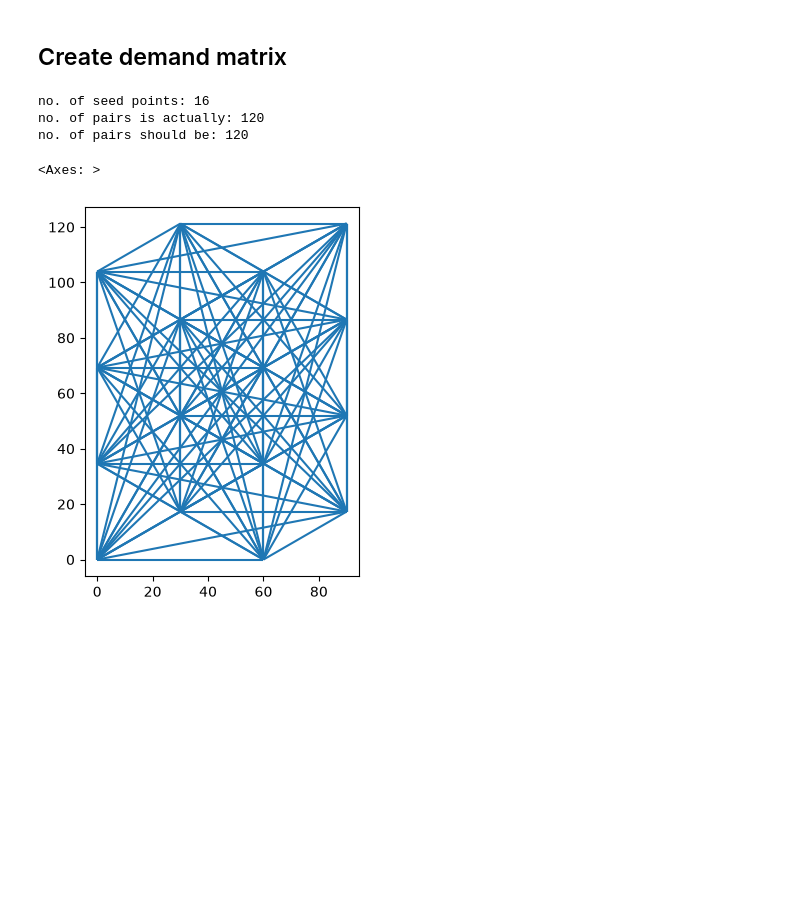
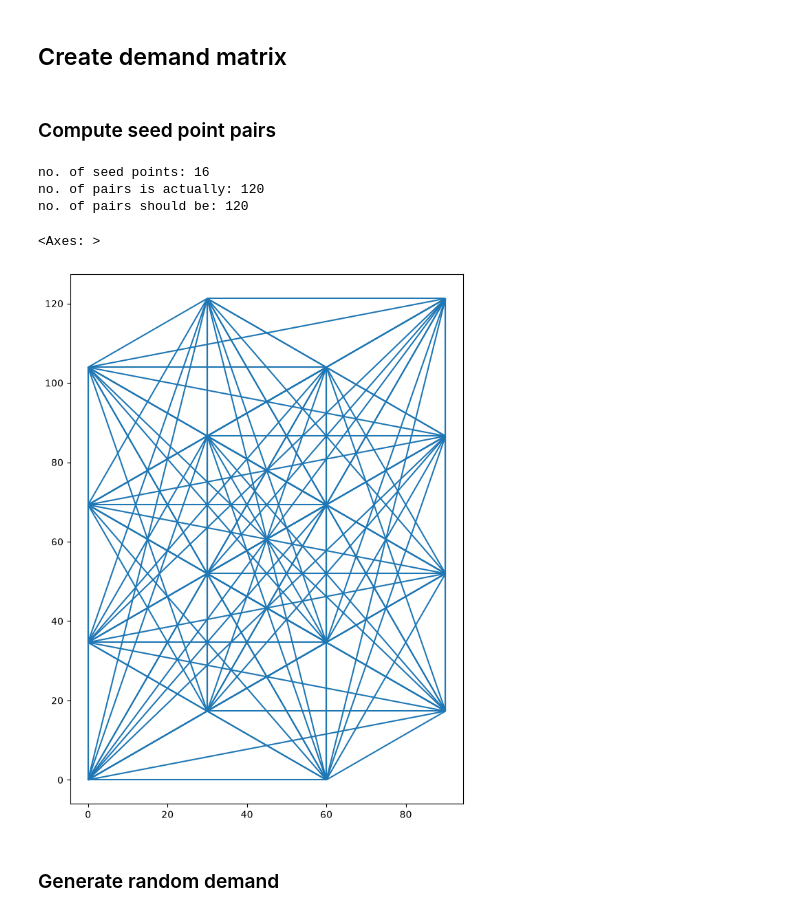
Before and after one commit to anyonectl/bicycle-network, a Jupyter notebook: code/initial/ga_mvp.ipynb, the cells around one changed output. Drawn from its saved outputs; the diff is of its cells as text; code cells hidden in the pictures; blank space fills up the shorter version.

```diff
--- a/code/initial/ga_mvp.ipynb
+++ b/code/initial/ga_mvp.ipynb
@@ -64,31 +67,37 @@ centroids.plot()
 # %% [markdown]
 ## Create demand matrix
+# %% [markdown]
+### Compute seed point pairs
 # %%
 def od_pairs(gdf: gpd.GeoDataFrame) -> gpd.GeoDataFrame:
     seed_points = gdf['cell_id'].values.tolist()
     geo = gdf['centroid'].values.tolist()
     n = len(seed_points)
     ids = []
-    pairs = []
+    origins = []
+    dests = []
     lines = []
     for i in range(n):
         for j in range(i+1, n):
             # print(f'seed_points[i]: {seed_points[i]}, seed_points[j]: {seed_points[j]}')
             # print(f'geo[i]: {geo[i]}, geo[j]: {geo[j]}')
             ids.append((seed_points[i], seed_points[j]))
+            origins.append(seed_points[i])
+            dests.append(seed_points[j])
             lines.append(LineString([geo[i], geo[j]]))
-            pairs.append((geo[i], geo[j]))
-    return gpd.GeoDataFrame({'pair_id': ids, 'geometry': lines})
+    return gpd.GeoDataFrame({'pair': ids, 'u': origins, 'v': dests, 'geometry': lines})
 
-test = od_pairs(grid)
+test_pairs = od_pairs(grid)
 print(f'no. of seed points: {grid.shape[0]}')
-print(f'no. of pairs is actually: {test.shape[0]}')
+print(f'no. of pairs is actually: {test_pairs.shape[0]}')
 print(f'no. of pairs should be: {comb(grid.shape[0], 2)}')
-test.head()
-test.plot()
+test_pairs.head()
+test_pairs.plot(figsize=(10, 10))
 # %% [output]
 no. of seed points: 16
 no. of pairs is actually: 120
 no. of pairs should be: 120
 <Axes: >
-[figure, old version]
+[figure, new version]
+# %% [markdown]
+### Generate random demand
```
Also changed, not shown: parts of 13 cells of this notebook.
